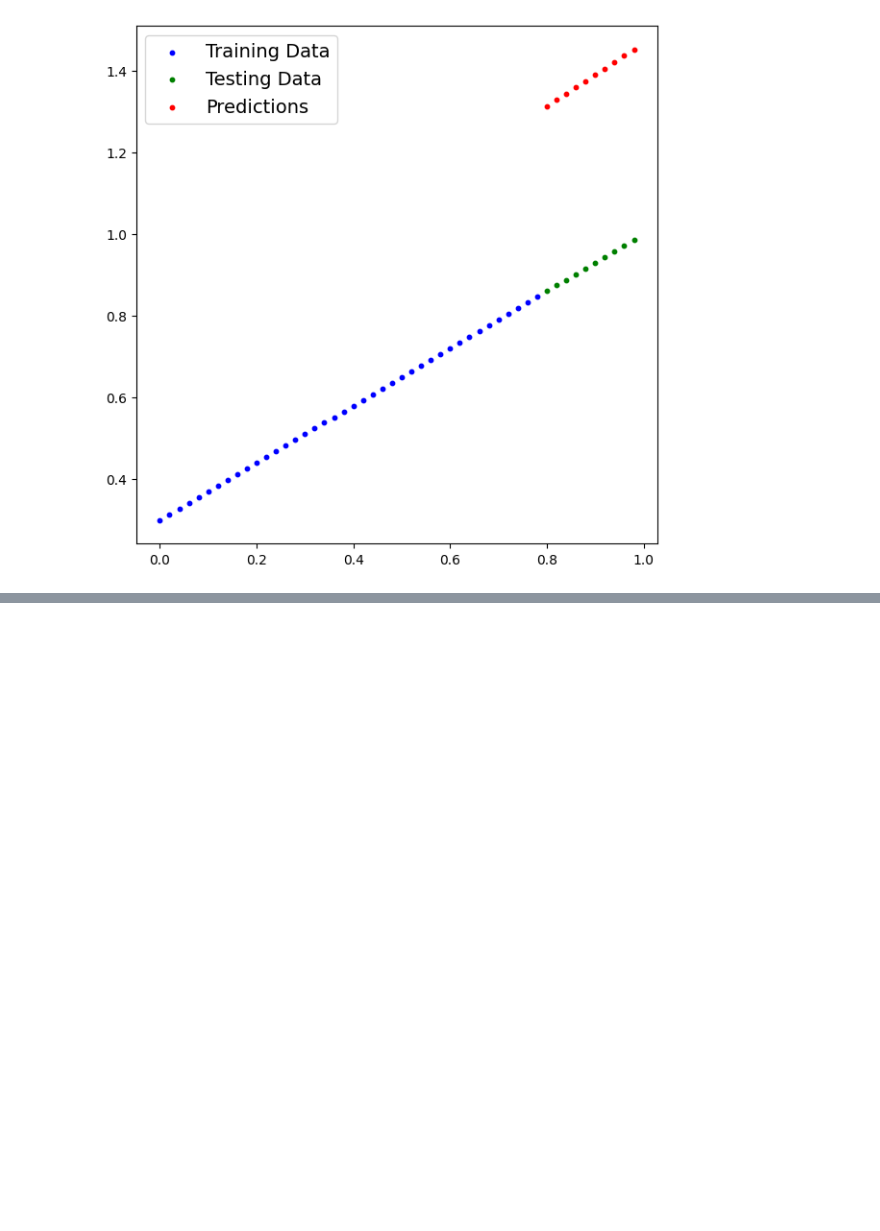
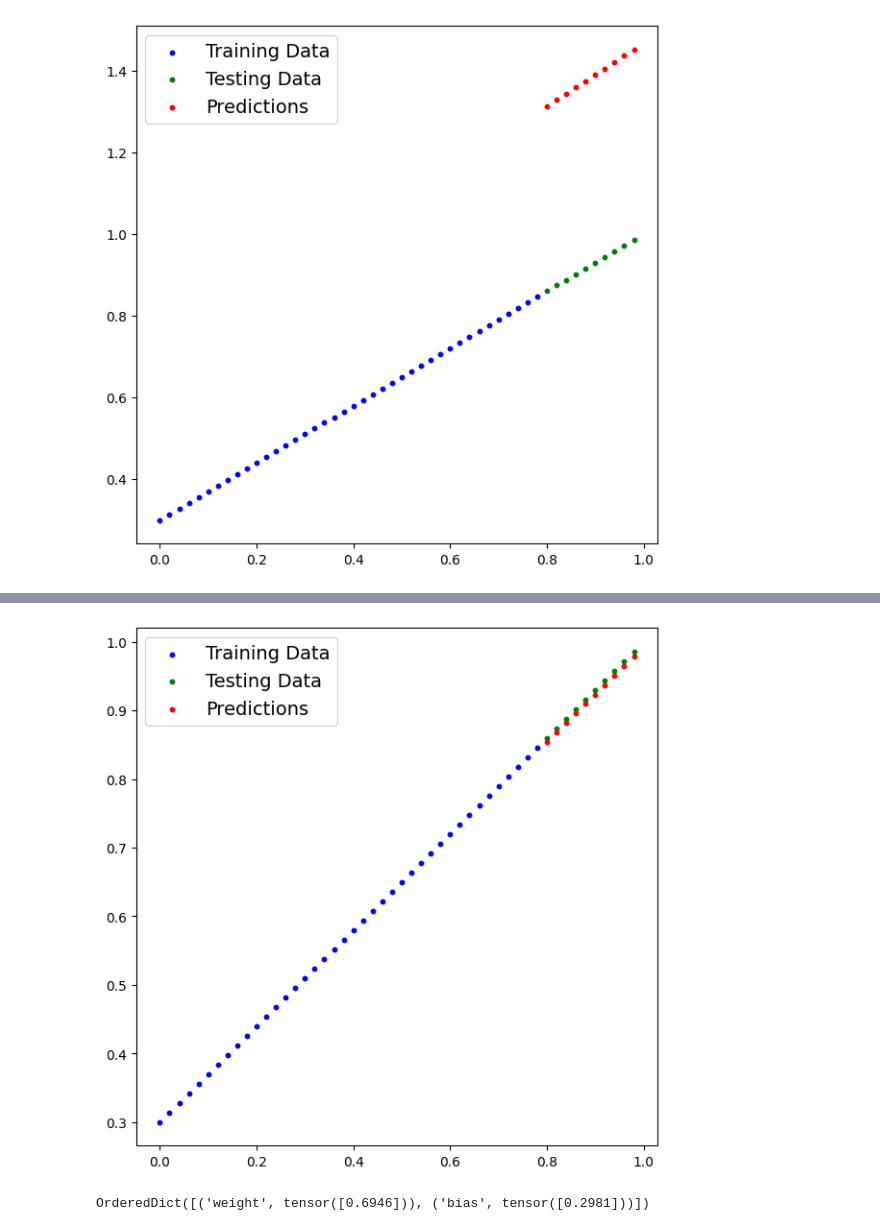
Before and after one commit to FancyDogge/pytorch_workout, a Jupyter notebook: 00_ptorch_workflow.ipynb, the cells around one changed output, grey strips where cells are left out. Saved outputs shown, nothing was run; the diff lists cells and outputs as text; code cells hidden in the pictures; blank space fills up the shorter version.

```diff
--- a/00_ptorch_workflow.ipynb
+++ b/00_ptorch_workflow.ipynb
@@ -229,0 +353,11 @@ And specificaly for PyToech we need:
+# %%
+with torch.inference_mode():
+  y_preds_new = model_0(X_test)
+# %%
+plot_predictions(predictions=y_preds_new)
+# %% [output]
+[figure, added]
+# %%
+model_0.state_dict()
+# %% [output]
+OrderedDict([('weight', tensor([0.6946])), ('bias', tensor([0.2981]))])
```
Also changed, not shown: parts of 15 cells of this notebook.
